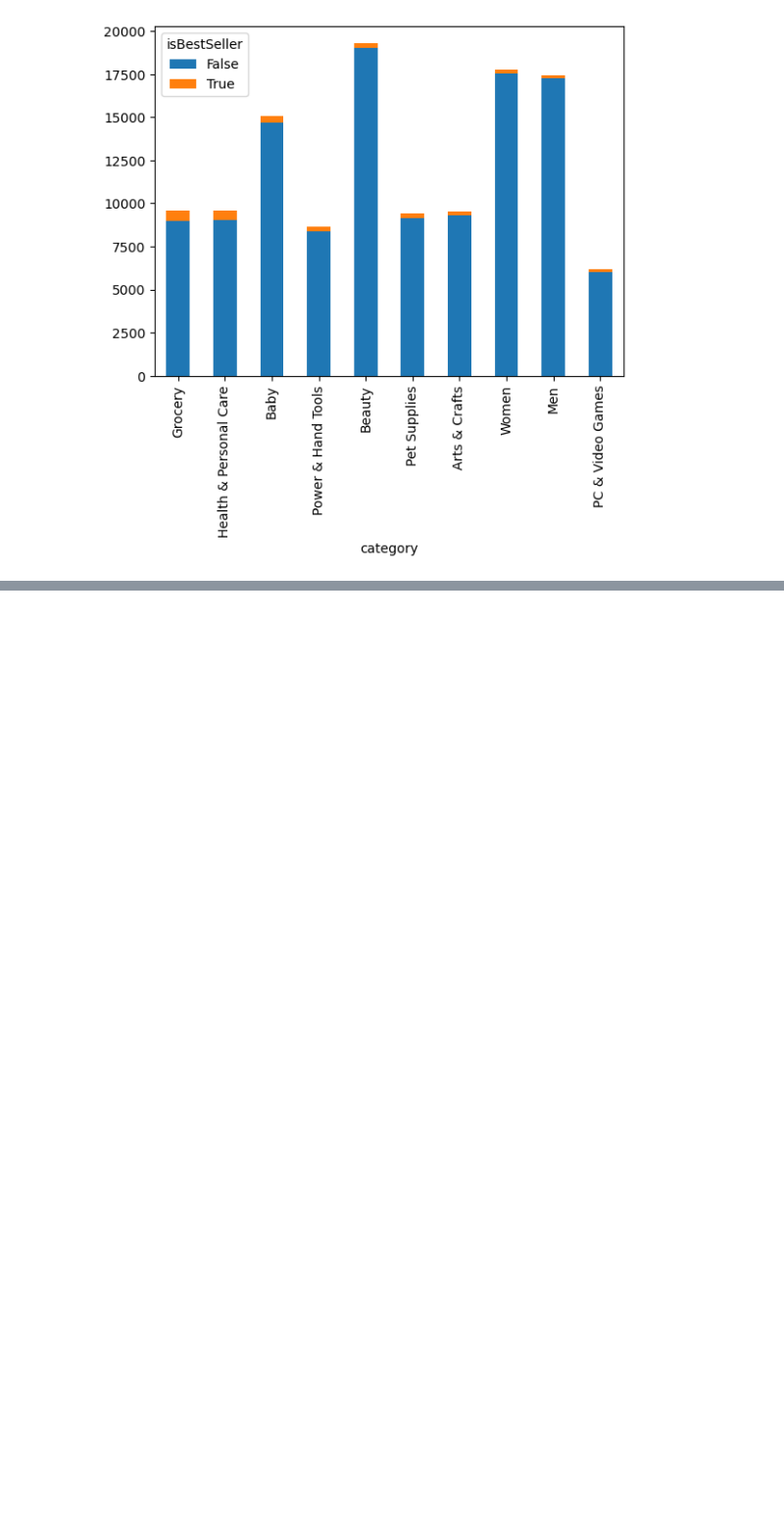
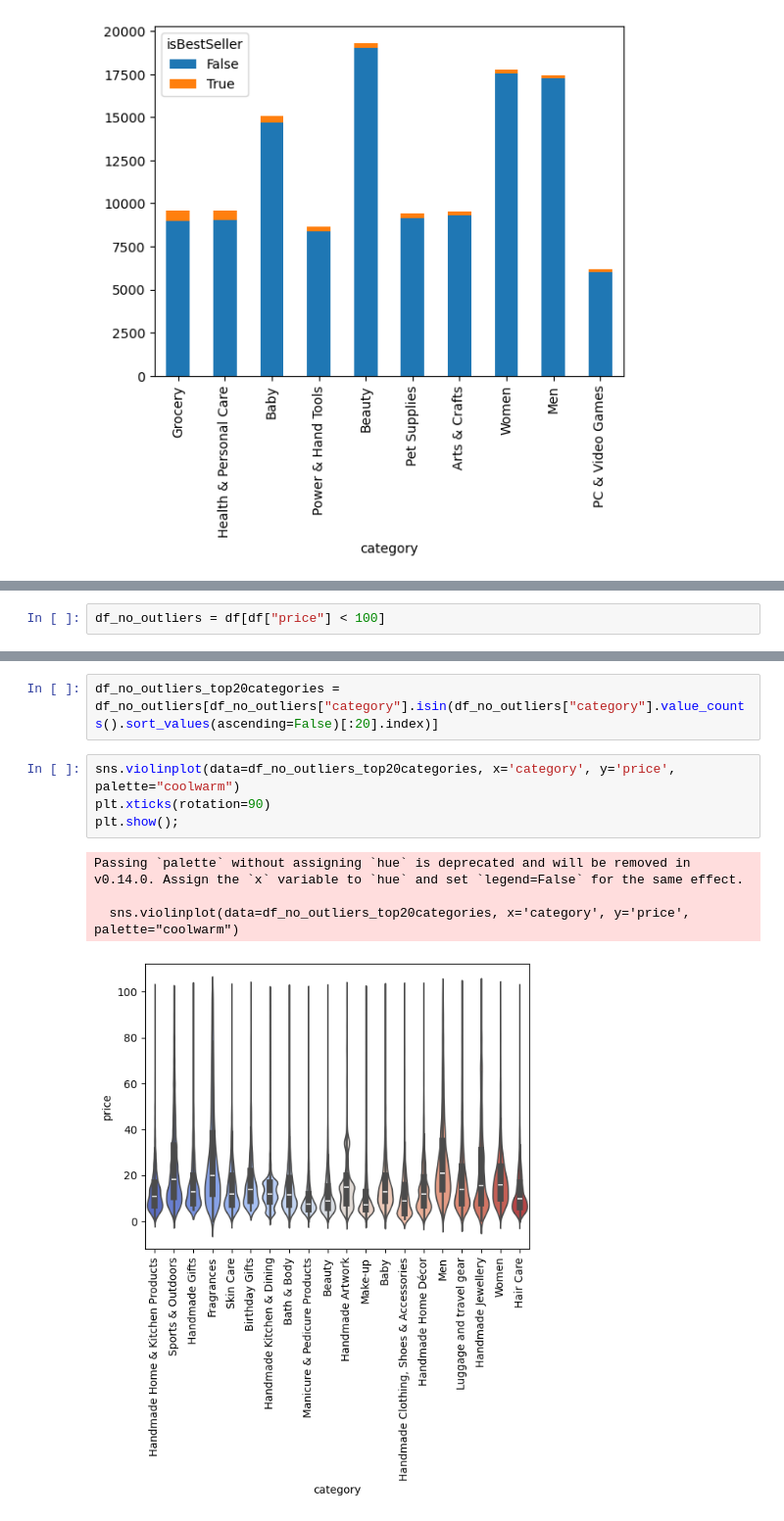
Before and after one commit to TebasMartinez/lab-eda-bivariate, a Jupyter notebook: lab-eda-bivariate.ipynb, the cells around one changed output, grey strips where cells are left out. Shown at 98% size. Saved outputs shown, nothing was run; the diff lists cells and outputs as text; blank space fills up the shorter version.

```diff
--- a/lab-eda-bivariate.ipynb
+++ b/lab-eda-bivariate.ipynb
@@ -117,0 +158,2 @@ crosstab_result[crosstab_result.index != "Sports & Outdoors"].sort_values(by=[Tr
+# %%
+df_no_outliers = df[df["price"] < 100]
@@ -117,0 +165,11 @@ crosstab_result[crosstab_result.index != "Sports & Outdoors"].sort_values(by=[Tr
+# %%
+df_no_outliers_top20categories = df_no_outliers[df_no_outliers["category"].isin(df_no_outliers["category"].value_counts().sort_values(ascending=False)[:20].index)]
+# %%
+sns.violinplot(data=df_no_outliers_top20categories, x='category', y='price', palette="coolwarm")
+plt.xticks(rotation=90)
+plt.show();
+# %% [output]
+Passing `palette` without assigning `hue` is deprecated and will be removed in v0.14.0. Assign the `x` variable to `hue` and set `legend=False` for the same effect.
+
+  sns.violinplot(data=df_no_outliers_top20categories, x='category', y='price', palette="coolwarm")
+[figure, added]
```
Also changed, not shown: parts of 22 cells of this notebook.
